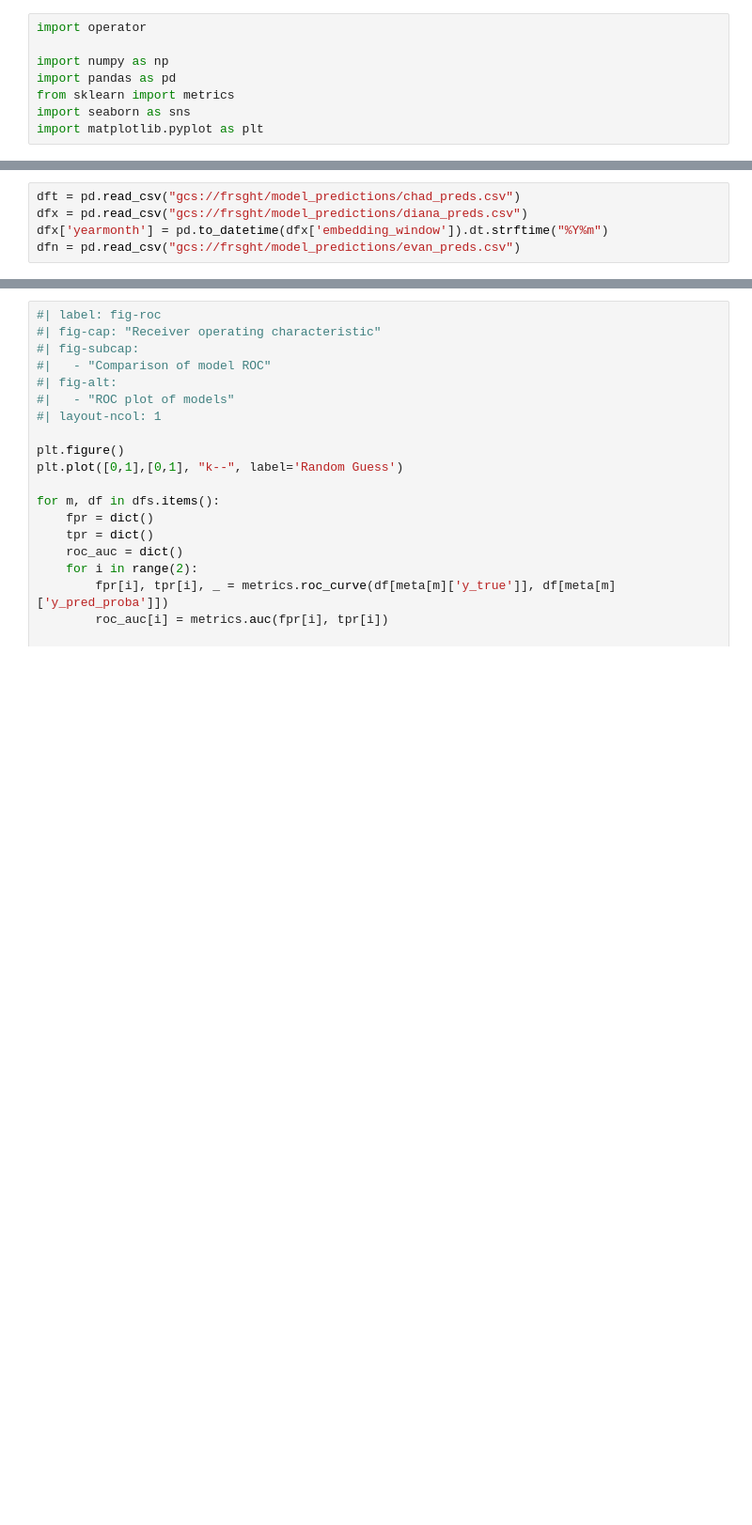
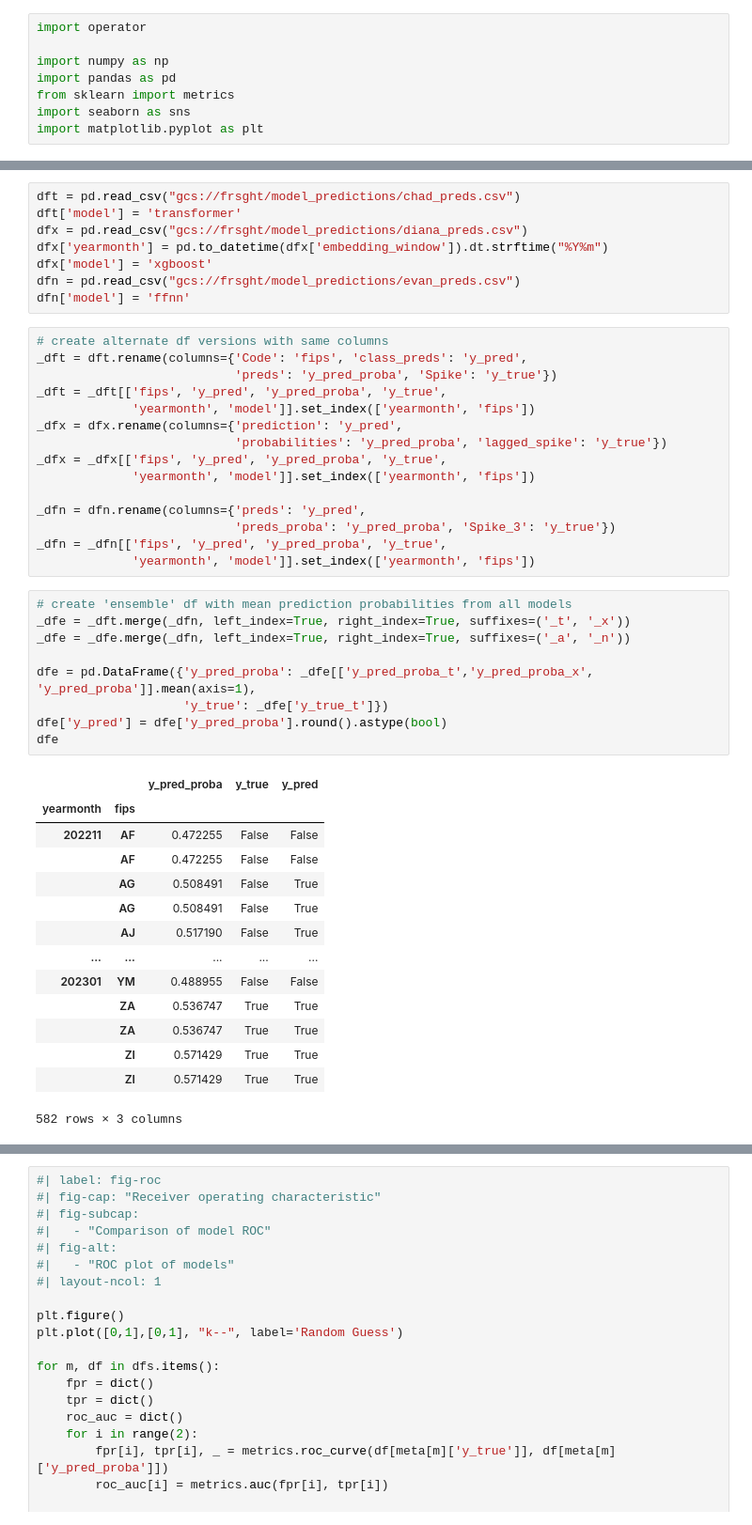
Before and after one commit to ewheeler/foresight, a Jupyter notebook: docs/hes_final/figs.ipynb, the cells around one changed output, grey strips where cells are left out. Shown at 94% size. Drawn from its saved outputs; the diff is of its cells as text; blank space fills up the shorter version.

```diff
--- a/docs/hes_final/figs.ipynb
+++ b/docs/hes_final/figs.ipynb
@@ -19,6 +21,48 @@ meta = {'transformer': {'path': 'gcs://frsght/model_predictions/chad_preds.csv',
 # %%
 dft = pd.read_csv("gcs://frsght/model_predictions/chad_preds.csv")
+dft['model'] = 'transformer'
 dfx = pd.read_csv("gcs://frsght/model_predictions/diana_preds.csv")
 dfx['yearmonth'] = pd.to_datetime(dfx['embedding_window']).dt.strftime("%Y%m")
+dfx['model'] = 'xgboost'
 dfn = pd.read_csv("gcs://frsght/model_predictions/evan_preds.csv")
+dfn['model'] = 'ffnn'
+# %%
+# create alternate df versions with same columns
+_dft = dft.rename(columns={'Code': 'fips', 'class_preds': 'y_pred',
+                           'preds': 'y_pred_proba', 'Spike': 'y_true'})
+_dft = _dft[['fips', 'y_pred', 'y_pred_proba', 'y_true',
+             'yearmonth', 'model']].set_index(['yearmonth', 'fips'])
+_dfx = dfx.rename(columns={'prediction': 'y_pred',
+                           'probabilities': 'y_pred_proba', 'lagged_spike': 'y_true'})
+_dfx = _dfx[['fips', 'y_pred', 'y_pred_proba', 'y_true',
+             'yearmonth', 'model']].set_index(['yearmonth', 'fips'])
+
+_dfn = dfn.rename(columns={'preds': 'y_pred',
+                           'preds_proba': 'y_pred_proba', 'Spike_3': 'y_true'})
+_dfn = _dfn[['fips', 'y_pred', 'y_pred_proba', 'y_true',
+             'yearmonth', 'model']].set_index(['yearmonth', 'fips'])
+# %%
+# create 'ensemble' df with mean prediction probabilities from all models
+_dfe = _dft.merge(_dfn, left_index=True, right_index=True, suffixes=('_t', '_x'))
+_dfe = _dfe.merge(_dfn, left_index=True, right_index=True, suffixes=('_a', '_n'))
+
+dfe = pd.DataFrame({'y_pred_proba': _dfe[['y_pred_proba_t','y_pred_proba_x', 'y_pred_proba']].mean(axis=1),
+                    'y_true': _dfe['y_true_t']})
+dfe['y_pred'] = dfe['y_pred_proba'].round().astype(bool)
+dfe
+# %% [output]
+|  |  | y_pred_proba | y_true | y_pred |
+| yearmonth | fips |  |  |  |
+| 202211 | AF | 0.472255 | False | False |
+|  | AF | 0.472255 | False | False |
+|  | AG | 0.508491 | False | True |
+|  | AG | 0.508491 | False | True |
+|  | AJ | 0.517190 | False | True |
+| ... | ... | ... | ... | ... |
+| 202301 | YM | 0.488955 | False | False |
+|  | ZA | 0.536747 | True | True |
+|  | ZA | 0.536747 | True | True |
+|  | ZI | 0.571429 | True | True |
+|  | ZI | 0.571429 | True | True |
+582 rows × 3 columns
 # %%
```
Also changed, not shown: parts of 12 cells of this notebook, 1 other file.
